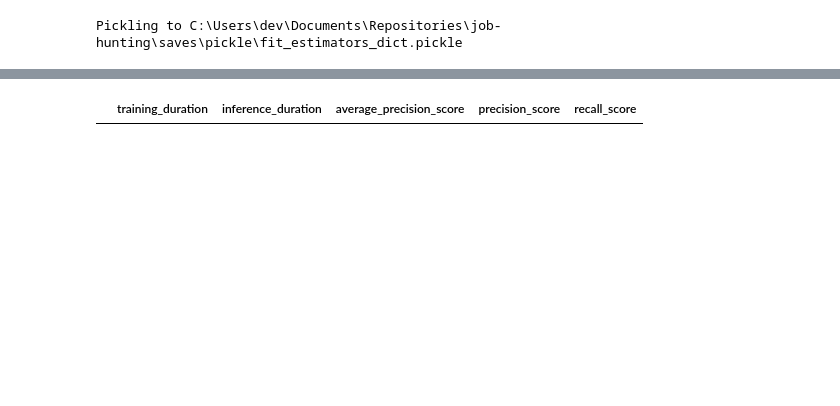
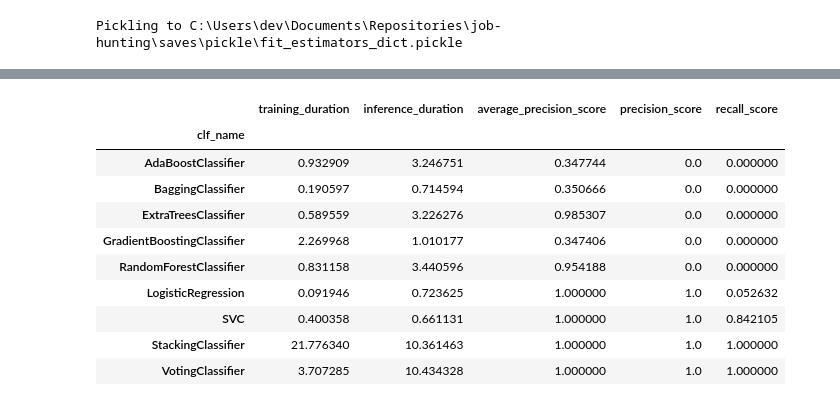
Before and after one commit to dbabbitt/job-hunting, a Jupyter notebook: ipynb/Indeed Header Classifier Scores.ipynb, the cells around one changed output, grey strips where cells are left out. Drawn from its saved outputs; the diff is of its cells as text; code cells hidden in the pictures; blank space fills up the shorter version.

Commit message:
Getting the header classification scores again

```diff
--- a/ipynb/Indeed Header Classifier Scores.ipynb
+++ b/ipynb/Indeed Header Classifier Scores.ipynb
@@ -326,11 +346,11 @@ if len(metrics_list):
     try:
         entropy_df = s.load_object('entropy_df')
     except:
-        columns_list = ['training_duration', 'inference_duration', 'balanced_accuracy_score', 'accuracy_score', 'adjusted_mutual_info_score',
-                        'adjusted_rand_score', 'average_precision_score', 'balanced_accuracy_score', 'cohen_kappa_score', 'completeness_score',
-                        'explained_variance_score', 'f1_score', 'fowlkes_mallows_score', 'homogeneity_score', 'jaccard_score',
-                        'mutual_info_score', 'normalized_mutual_info_score', 'precision_score', 'r2_score', 'recall_score', 'roc_auc_score',
-                        'v_measure_score', 'boundary_diff', 'clf_yes_entropy', 'relative_yes_entropy']
+        columns_list = ['training_duration', 'inference_duration', 'boundary_diff', 'clf_yes_entropy', 'relative_yes_entropy', 'accuracy_score',
+                        'adjusted_mutual_info_score', 'adjusted_rand_score', 'average_precision_score', 'balanced_accuracy_score',
+                        'cohen_kappa_score', 'completeness_score', 'explained_variance_score', 'f1_score', 'fowlkes_mallows_score',
+                        'homogeneity_score', 'jaccard_score', 'mutual_info_score', 'normalized_mutual_info_score', 'precision_score', 'r2_score',
+                        'recall_score', 'roc_auc_score', 'v_measure_score']
         entropy_df = pd.DataFrame([], columns=columns_list)
         s.store_objects(entropy_df=entropy_df)
     for name, cls in inspect.getmembers(sys.modules[__name__], inspect.isclass):
@@ -373,5 +400,6 @@ if entropy_df.shape[0]:
     columns_list = [cn for cn, s in sorted([(cn, entropy_df[cn].std()) for cn in columns_list], key=lambda x: x[1], reverse=True)][:3]
     description_dict = s.load_object('description_dict')
     for metric in columns_list:
-        print('{}: {}'.format(metric, description_dict[metric]))
-    AxesSubplot_obj = entropy_df[columns_list].sort_values('r2_score', ascending=True).plot.line(rot=45, figsize=(18, 8))
+        if metric in description_dict:
+            print('{}: {}'.format(metric, description_dict[metric]))
+    AxesSubplot_obj = entropy_df.sort_values(columns_list[0], ascending=True)[columns_list].plot.line(rot=45, figsize=(18, 8))
@@ -387,4 +419,4 @@ if entropy_df.shape[0]:
     fig = plt.figure(figsize=(18, 8))
     ax = fig.add_subplot(1, 1, 1)
     ax.set_yscale('log')
-    AxesSubplot_obj = entropy_df[columns_list].sort_values('training_duration', ascending=True).plot.line(rot=45, ax=ax)
+    AxesSubplot_obj = entropy_df.sort_values(columns_list[0], ascending=True)[columns_list].plot.line(rot=45, ax=ax)
@@ -396,4 +432,4 @@ if entropy_df.shape[0]:
     for metric in columns_list:
         if metric in description_dict:
             print('{}: {}'.format(metric, description_dict[metric]))
-    AxesSubplot_obj = entropy_df[columns_list].sort_values('accuracy_score', ascending=True).plot.line(rot=45, figsize=(18, 8))
+    AxesSubplot_obj = entropy_df.sort_values(columns_list[0], ascending=True)[columns_list].plot.line(rot=45, figsize=(18, 8))
@@ -421,7 +478,17 @@ if entropy_df.shape[0]:
 # %%
 
 columns_list = ['average_precision_score', 'precision_score', 'recall_score']
 extended_columns_list = ['training_duration', 'inference_duration'] + columns_list
-entropy_df[extended_columns_list].sort_values('precision_score', ascending=True)
+entropy_df.sort_values('precision_score', ascending=True)[extended_columns_list]
 # %% [output]
 |  | training_duration | inference_duration | average_precision_score | precision_score | recall_score |
+| clf_name |  |  |  |  |  |
+| AdaBoostClassifier | 0.932909 | 3.246751 | 0.347744 | 0.0 | 0.000000 |
+| BaggingClassifier | 0.190597 | 0.714594 | 0.350666 | 0.0 | 0.000000 |
+| ExtraTreesClassifier | 0.589559 | 3.226276 | 0.985307 | 0.0 | 0.000000 |
+| GradientBoostingClassifier | 2.269968 | 1.010177 | 0.347406 | 0.0 | 0.000000 |
+| RandomForestClassifier | 0.831158 | 3.440596 | 0.954188 | 0.0 | 0.000000 |
+| LogisticRegression | 0.091946 | 0.723625 | 1.000000 | 1.0 | 0.052632 |
+| SVC | 0.400358 | 0.661131 | 1.000000 | 1.0 | 0.842105 |
+| StackingClassifier | 21.776340 | 10.361463 | 1.000000 | 1.0 | 1.000000 |
+| VotingClassifier | 3.707285 | 10.434328 | 1.000000 | 1.0 | 1.000000 |
```
Also changed, not shown: parts of 18 cells of this notebook, 1 other file.
